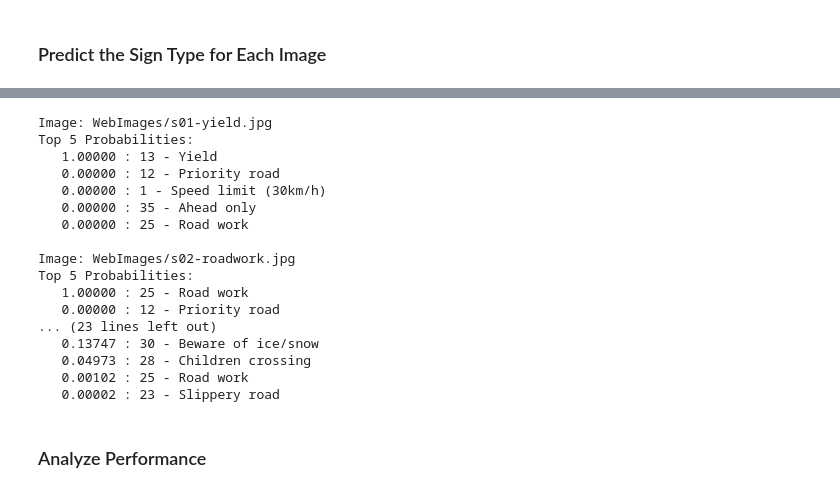
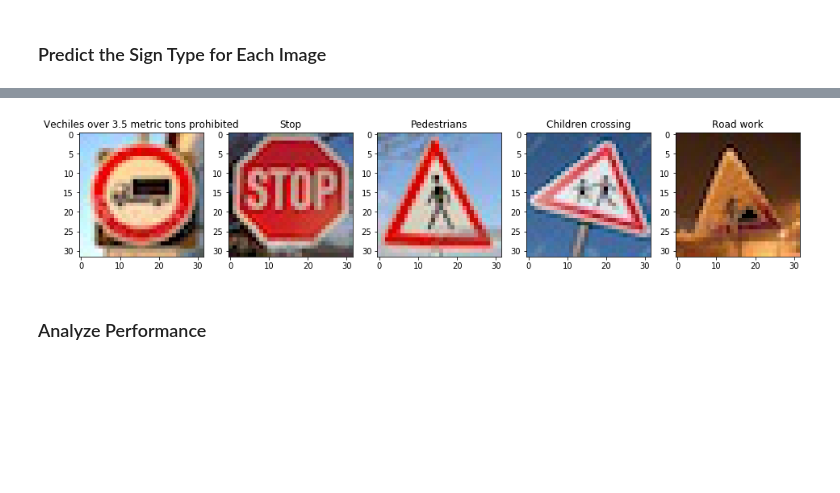
Before and after one commit to Guocheng99/CarND-TrafficSign-P2, a Jupyter notebook: Traffic_Sign_Classifier.ipynb, the cells around one changed output, grey strips where cells are left out. Drawn from its saved outputs; the diff is of its cells as text; code cells hidden in the pictures; blank space fills up the shorter version.

```diff
--- a/Traffic_Sign_Classifier.ipynb
+++ b/Traffic_Sign_Classifier.ipynb
@@ -1211,29 +1275,0 @@ Validation Accuracy = 0.98503
-# %%
-import matplotlib.pyplot as plt
-for i in range(len(predicts[0])):
-    print('Image: ' + imageNames[i])
-    print('Top 5 Probabilities:')
-    for j in range(0, len(predicts[0][i])):
-        prob = predicts[0][i][j]
-        index = predicts[1][i][j]
-        name = signNames[index]
-        print('   {:.5f} : {} - {}'.format(prob, index, name))
-    print()
-# %% [output]
-Image: WebImages/s01-yield.jpg
-Top 5 Probabilities:
-   1.00000 : 13 - Yield
-   0.00000 : 12 - Priority road
-   0.00000 : 1 - Speed limit (30km/h)
-   0.00000 : 35 - Ahead only
-   0.00000 : 25 - Road work
-
-Image: WebImages/s02-roadwork.jpg
-Top 5 Probabilities:
-   1.00000 : 25 - Road work
-   0.00000 : 12 - Priority road
-... (23 lines left out)
-   0.13747 : 30 - Beware of ice/snow
-   0.04973 : 28 - Children crossing
-   0.00102 : 25 - Road work
-   0.00002 : 23 - Slippery road
@@ -1260,9 +1276,11 @@ plotOutput(web_softmax, imageNames)
 # %%
 import matplotlib.pyplot as plt
-fig, axes = plt.subplots(ncols=len(webImages), figsize=(16, 8))
-for ax, image, imageName, predictedName in zip(axes, webImages, signNames, namedPredictions):
-    index = predicts[1][1]
-    ax.imshow(image)
-    ax.set_title('{}'.format(predictedName))
+plt.figure(1, figsize=(16,16))
+for idx, image, imageName, predictedName in zip(range(len(namedPredictions)), webImages, signNames, namedPredictions):
+    plt.subplot(2,5, idx+1)
+    plt.imshow(image)
+    plt.title('{}'.format(predictedName))
+# %% [output]
+[figure, added]
 # %% [markdown]
 ### Analyze Performance
```
Also changed, not shown: parts of 27 cells of this notebook, 18 other files.
